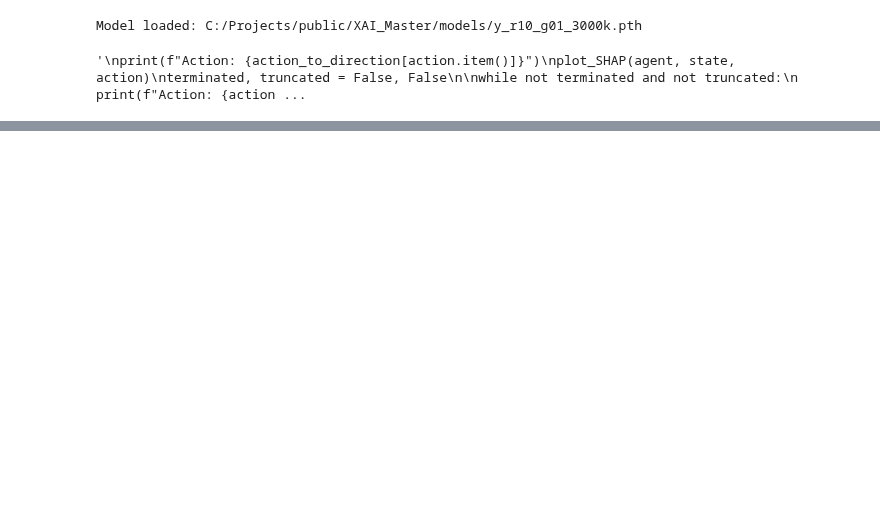
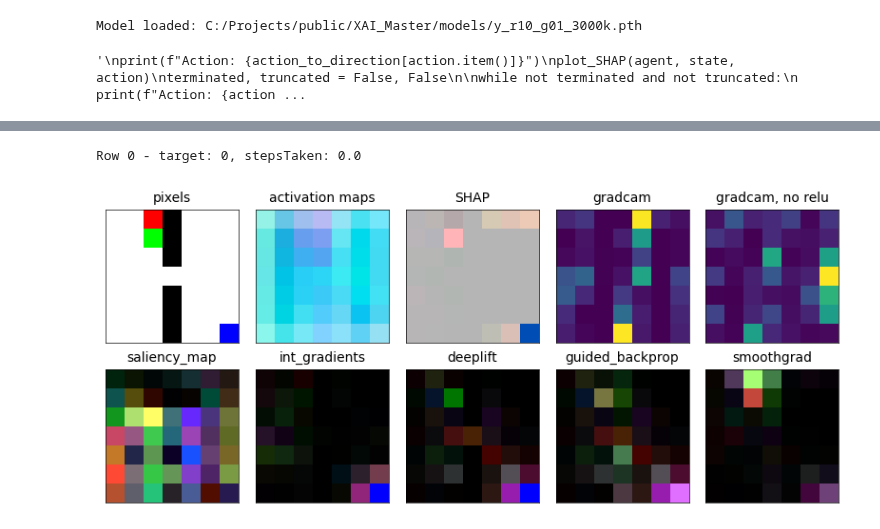
Before and after one commit to gunhamn/public, a Jupyter notebook: XAI_Master/xaiMethods.ipynb, the cells around one changed output, grey strips where cells are left out. Saved outputs shown, nothing was run; the diff lists cells and outputs as text; code cells hidden in the pictures; blank space fills up the shorter version.

```diff
--- a/XAI_Master/xaiMethods.ipynb
+++ b/XAI_Master/xaiMethods.ipynb
@@ -905,7 +1013,7 @@ Model loaded: C:/Projects/public/XAI_Master/models/y_r04_g10_3000k.pth
 modelName = "y_r04_g10_3000k.pth"
 agent.load_model_weights(f"C:/Projects/public/XAI_Master/models/{modelName}")
 
-observation, _ = env.reset()
+#observation, _ = env.reset()
 state = torch.tensor(observation, dtype=torch.float32, device=agent.device).unsqueeze(0)
 rand_state = torch.rand((1, 3, 7, 7), dtype=torch.float32, device=agent.device)
 print(f"State, max: {rand_state.max()}, min: {rand_state.min()}, mean: {rand_state.mean()}")
@@ -920,6 +1028,7 @@ State, max: 0.9958245158195496, min: 0.003176271915435791, mean: 0.4953424334526
 def getXaiMaps(agent, state, action):
     mapTuple = (
         state[0].clone().detach().permute(2, 1, 0).cpu().numpy(),
+        get_normalized_activation_maps(agent, state, plot=False),
         plot_SHAP(agent, state, action, reduceDim=False, plot=False),
         plot_saliency_map(agent, state, action, reduceDim=False, plot=False),
         plot_gradcam(agent, state, action, relu=True, plot=False),
@@ -934,7 +1043,7 @@ def getXaiMaps(agent, state, action):
 modelName = "y_r04_g10_3000k.pth"
 agent.load_model_weights(f"C:/Projects/public/XAI_Master/models/{modelName}")
 
-observation, _ = env.reset()
+#observation, _ = env.reset()
 state = torch.tensor(observation, dtype=torch.float32, device=agent.device).unsqueeze(0)
 action = agent.policy_net(state).max(1)[1].view(1, 1)
 
@@ -943,5 +1052,8 @@ mapTuple = getXaiMaps(agent, state, action)
 
 for i, map in enumerate(mapTuple):
     print(f"Map {i}: {map.shape} - max: {map.max():.2f}, min: {map.min():.2f}, mean: {map.mean():.3f}")
+
+for i, (key, value) in enumerate(plotDict.items()):
+    print(f"{key} - shape: {value.shape}")
 # %% [output]
 Model loaded: C:/Projects/public/XAI_Master/models/y_r04_g10_3000k.pth
@@ -974,0 +1193,61 @@ Key: r02g10-train, Value shape: (10000, 571)
+# %%
+rowToPrint = 0
+columnsNames = ([f'pix{i}{j}{c}' for i in range(7) for j in range(7) for c in ['r','g','b']],
+                [f'act{i}{j}{c}' for i in range(7) for j in range(7) for c in ['r','g','b']], # activation maps
+                [f'shap{i}{j}{c}' for i in range(7) for j in range(7) for c in ['r','g','b']], # shap values
+                [f'gc{i}{j}' for i in range(7) for j in range(7)], # gradcam
+                [f'gcnr{i}{j}' for i in range(7) for j in range(7)], # gradcam, no relu
+                [f'sal{i}{j}{c}' for i in range(7) for j in range(7) for c in ['r','g','b']], # saliency map
+                [f'ig{i}{j}{c}' for i in range(7) for j in range(7) for c in ['r','g','b']], # integrated gradients
+                [f'dl{i}{j}{c}' for i in range(7) for j in range(7) for c in ['r','g','b']], # deeplift
+                [f'gb{i}{j}{c}' for i in range(7) for j in range(7) for c in ['r','g','b']], # guided backprop
+                [f'sg{i}{j}{c}' for i in range(7) for j in range(7) for c in ['r','g','b']]) # smoothgrad)
+
+def plotDfRows(df, columnsNames, rows=1, plot=True, plotsPerRow=5):
+    for row in range(rows):
+        print(f"Row {row} - target: {df.iloc[row]['target']}, stepsTaken: {df.iloc[row]['stepsTaken']}")
+
+        plotDict = {
+        "pixels": np.array(df.iloc[row][columnsNames[0]], dtype=np.float32).reshape(7, 7, 3),
+        "activation maps": np.array(df.iloc[row][columnsNames[1]], dtype=np.float32).reshape(7, 7, 3),
+        "SHAP": np.array(df.iloc[row][columnsNames[2]], dtype=np.float32).reshape(7, 7, 3),
+        "gradcam": np.array(df.iloc[row][columnsNames[3]], dtype=np.float32).reshape(7, 7),
+        "gradcam, no relu": np.array(df.iloc[row][columnsNames[4]], dtype=np.float32).reshape(7, 7).transpose(1, 0),
+        "saliency_map": np.array(df.iloc[row][columnsNames[5]], dtype=np.float32).reshape(7, 7, 3),
+        "int_gradients": np.array(df.iloc[row][columnsNames[6]], dtype=np.float32).reshape(7, 7, 3),
+        "deeplift": np.array(df.iloc[row][columnsNames[7]], dtype=np.float32).reshape(7, 7, 3),
+        "guided_backprop": np.array(df.iloc[row][columnsNames[8]], dtype=np.float32).reshape(7, 7, 3),
+        "smoothgrad": np.array(df.iloc[row][columnsNames[9]], dtype=np.float32).reshape(7, 7, 3)
+        }
+
+        if plot:
+            rows = (len(plotDict) + plotsPerRow - 1) // plotsPerRow  # Calculate rows
+            cols = plotsPerRow
+            plt.figure(figsize=(cols * 2, rows * 2))  # adjust the 2 to your preferred scale
+
+            for i, (key, value) in enumerate(plotDict.items()):
+                ax = plt.subplot(rows, cols, i + 1)
+                ax.imshow(value, cmap='viridis')
+                ax.set_title(f"{key}", fontsize=10)
+
+                # Remove ticks and numbers
+                ax.set_xticks([])
+                ax.set_yticks([])
+                ax.tick_params(left=False, bottom=False)
+
+                # Add a thin black border
+                for spine in ax.spines.values():
+                    spine.set_visible(True)
+                    spine.set_edgecolor('black')
+                    spine.set_linewidth(0.5)
+
+            #plt.tight_layout(pad=0, h_pad=0, w_pad=0.5, rect=[0, 0, 1, 1])
+            plt.subplots_adjust(wspace=0.1, hspace=0.2)
+            plt.show()
+
+    return plotDict
+
+plotDfRows(df, columnsNames, rows=1, plot=True, plotsPerRow=5)
+# %% [output]
+Row 0 - target: 0, stepsTaken: 0.0
+[figure, added]
```
Also changed, not shown: parts of 12 cells of this notebook, 3 other files.
